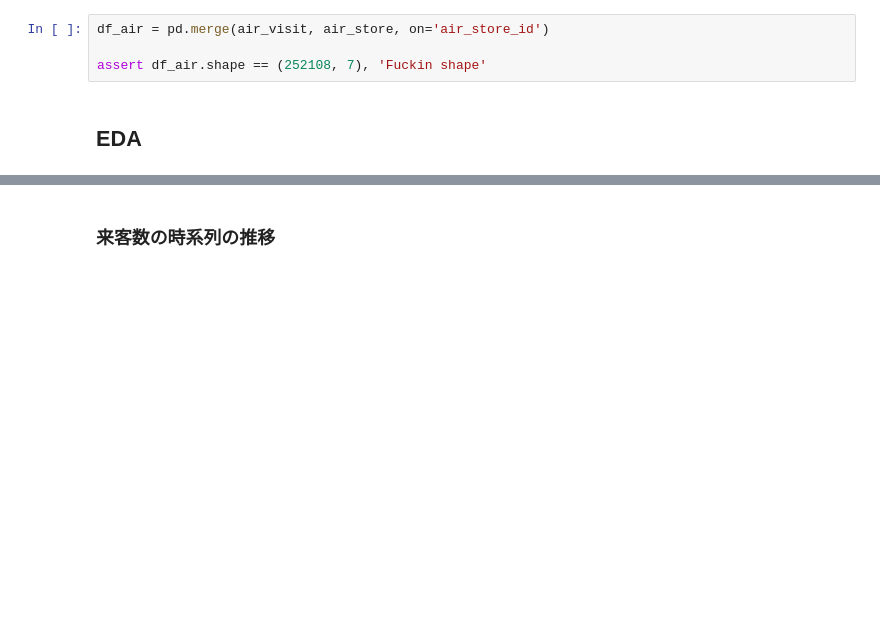
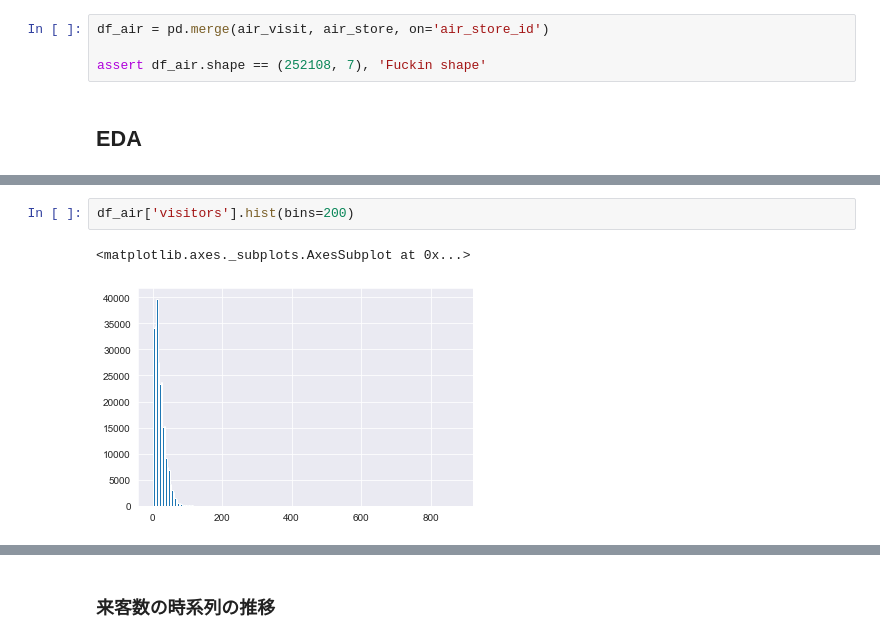
Before and after one commit to yutayamazaki/Recruit-Restaurant-Visitor-Forecasting, a Jupyter notebook: notebooks/EDA.ipynb, the cells around one changed output, grey strips where cells are left out. Saved outputs shown, nothing was run; the diff lists cells and outputs as text; blank space fills up the shorter version.

```diff
--- a/notebooks/EDA.ipynb
+++ b/notebooks/EDA.ipynb
@@ -60,0 +65,5 @@ assert df_air.shape == (252108, 7), 'Fuckin shape'
+# %%
+df_air['visitors'].hist(bins=200)
+# %% [output]
+<matplotlib.axes._subplots.AxesSubplot at 0x...>
+[figure, added]
```
Also changed, not shown: parts of 2 cells of this notebook.
